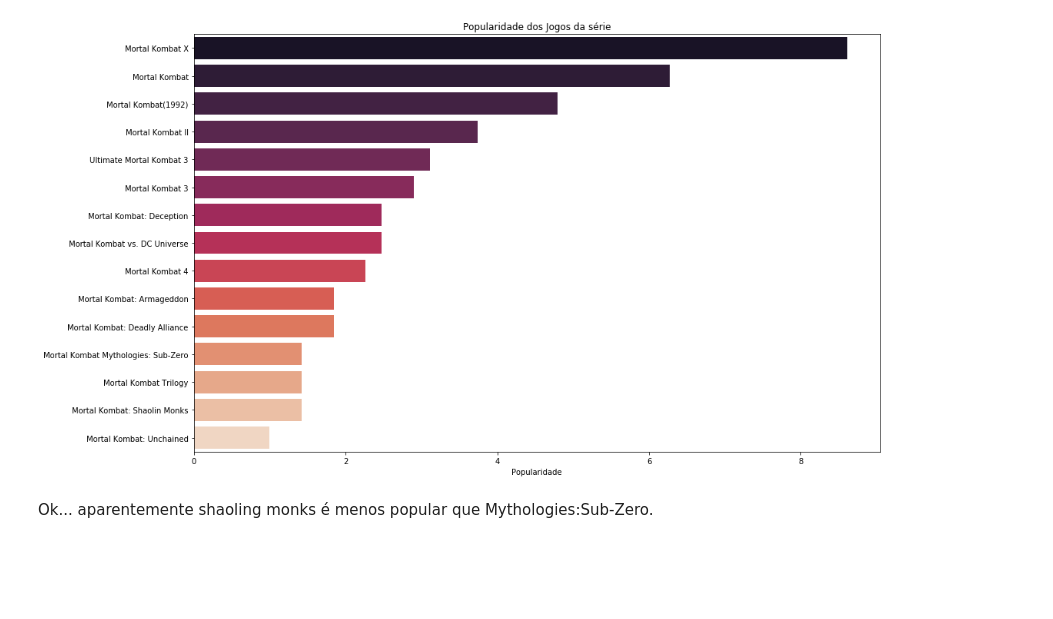
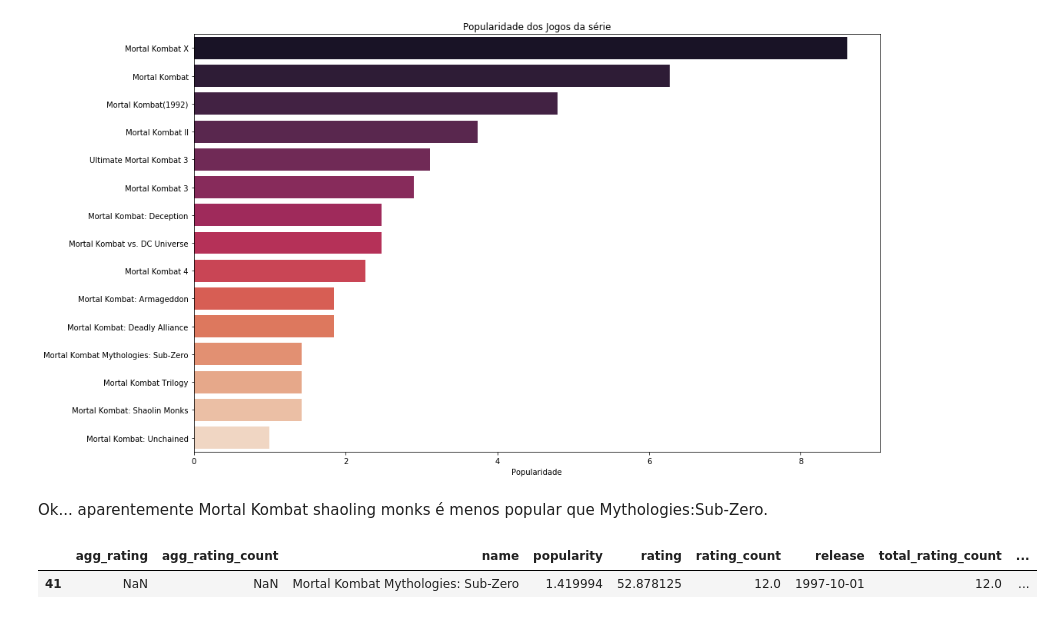
Before and after one commit to lorransr/mk_analysis, a Jupyter notebook: MK_analysis.ipynb, the cells around one changed output. Saved outputs shown, nothing was run; the diff lists cells and outputs as text; code cells hidden in the pictures; blank space fills up the shorter version.

```diff
--- a/MK_analysis.ipynb
+++ b/MK_analysis.ipynb
@@ -430,4 +432,9 @@ g.set_title("Popularidade dos Jogos da série");
 # %% [output]
 [figure]
 # %% [markdown]
-Ok... aparentemente shaoling monks é menos popular que Mythologies:Sub-Zero.
+Ok... aparentemente Mortal Kombat shaoling monks é menos popular que Mythologies:Sub-Zero.
+# %%
+df[df["name"]=="Mortal Kombat Mythologies: Sub-Zero"]
+# %% [output]
+|  | agg_rating | agg_rating_count | name | popularity | rating | rating_count | release | total_rating_count | ... |
+| 41 | NaN | NaN | Mortal Kombat Mythologies: Sub-Zero | 1.419994 | 52.878125 | 12.0 | 1997-10-01 | 12.0 | ... |
```
Also changed, not shown: parts of 1 cell of this notebook.
